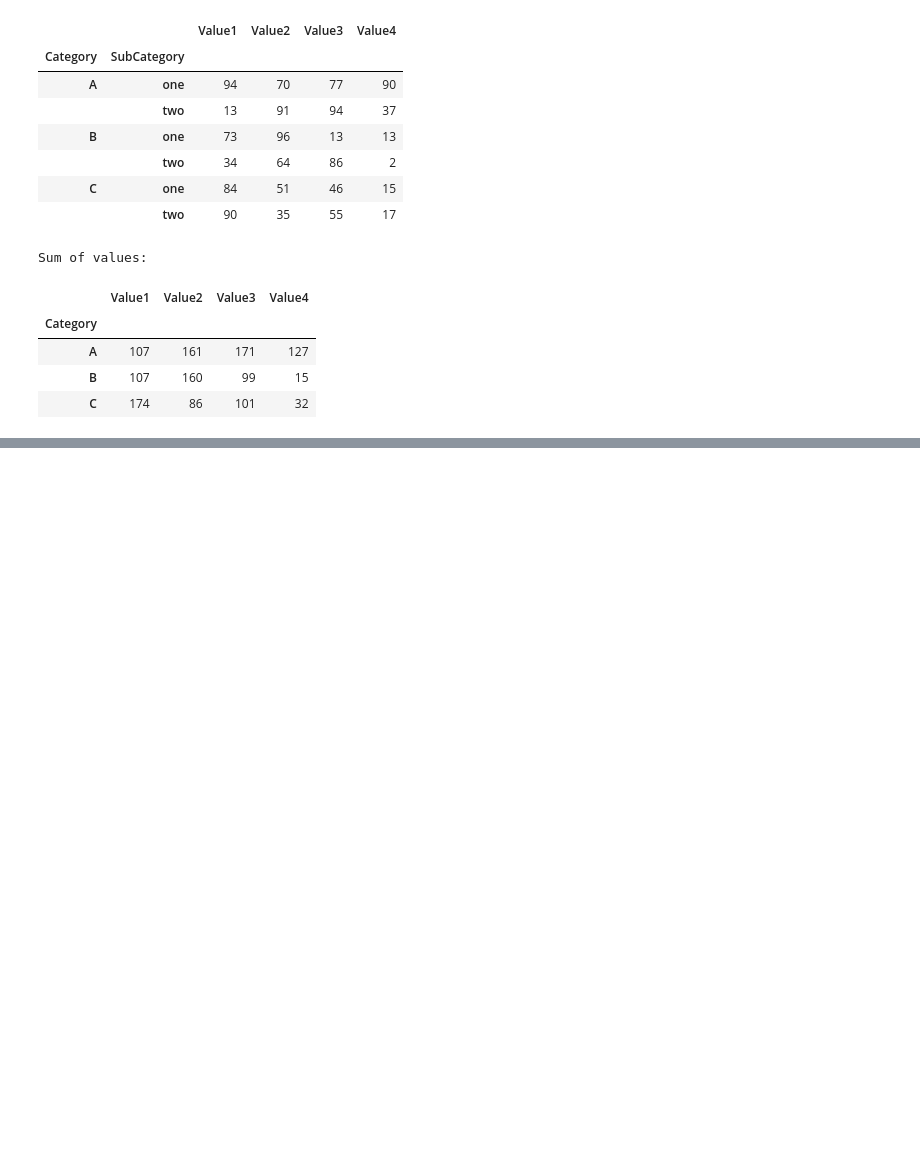
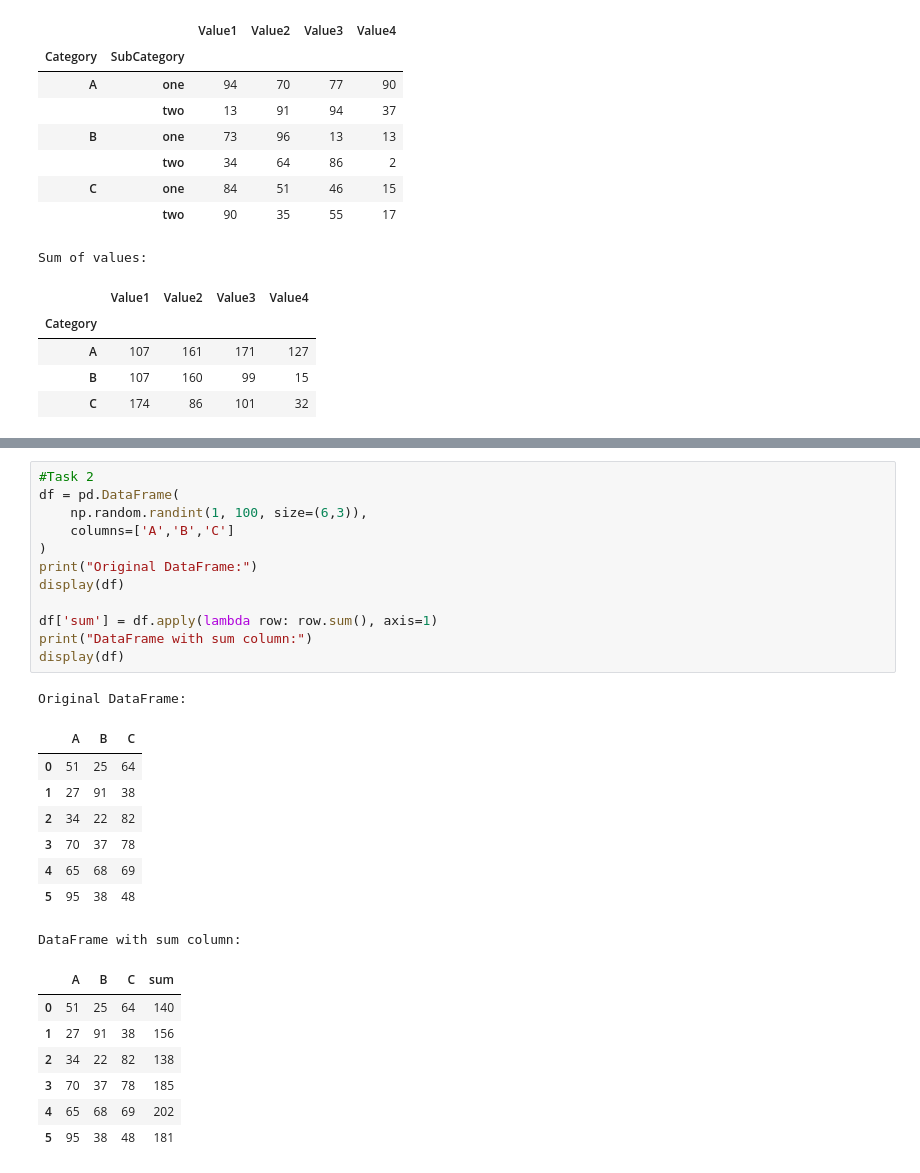
Before and after one commit to developersview/complete-python-DS-ML-bootcamp, a Jupyter notebook: Ch13 - DataAnalysisWithPython/numpypandasassignments/pandasasssignments.ipynb, the cells around one changed output, grey strips where cells are left out. Drawn from its saved outputs; the diff is of its cells as text; blank space fills up the shorter version.

```diff
--- a/Ch13 - DataAnalysisWithPython/numpypandasassignments/pandasasssignments.ipynb
+++ b/Ch13 - DataAnalysisWithPython/numpypandasassignments/pandasasssignments.ipynb
@@ -518,0 +636,29 @@ Sum of values:
+# %%
+#Task 2
+df = pd.DataFrame(
+    np.random.randint(1, 100, size=(6,3)),
+    columns=['A','B','C']
+)
+print("Original DataFrame:")
+display(df)
+
+df['sum'] = df.apply(lambda row: row.sum(), axis=1)
+print("DataFrame with sum column:")
+display(df)
+# %% [output]
+Original DataFrame:
+|  | A | B | C |
+| 0 | 51 | 25 | 64 |
+| 1 | 27 | 91 | 38 |
+| 2 | 34 | 22 | 82 |
+| 3 | 70 | 37 | 78 |
+| 4 | 65 | 68 | 69 |
+| 5 | 95 | 38 | 48 |
+DataFrame with sum column:
+|  | A | B | C | sum |
+| 0 | 51 | 25 | 64 | 140 |
+| 1 | 27 | 91 | 38 | 156 |
+| 2 | 34 | 22 | 82 | 138 |
+| 3 | 70 | 37 | 78 | 185 |
+| 4 | 65 | 68 | 69 | 202 |
+| 5 | 95 | 38 | 48 | 181 |
```
Also changed, not shown: parts of 5 cells of this notebook.
